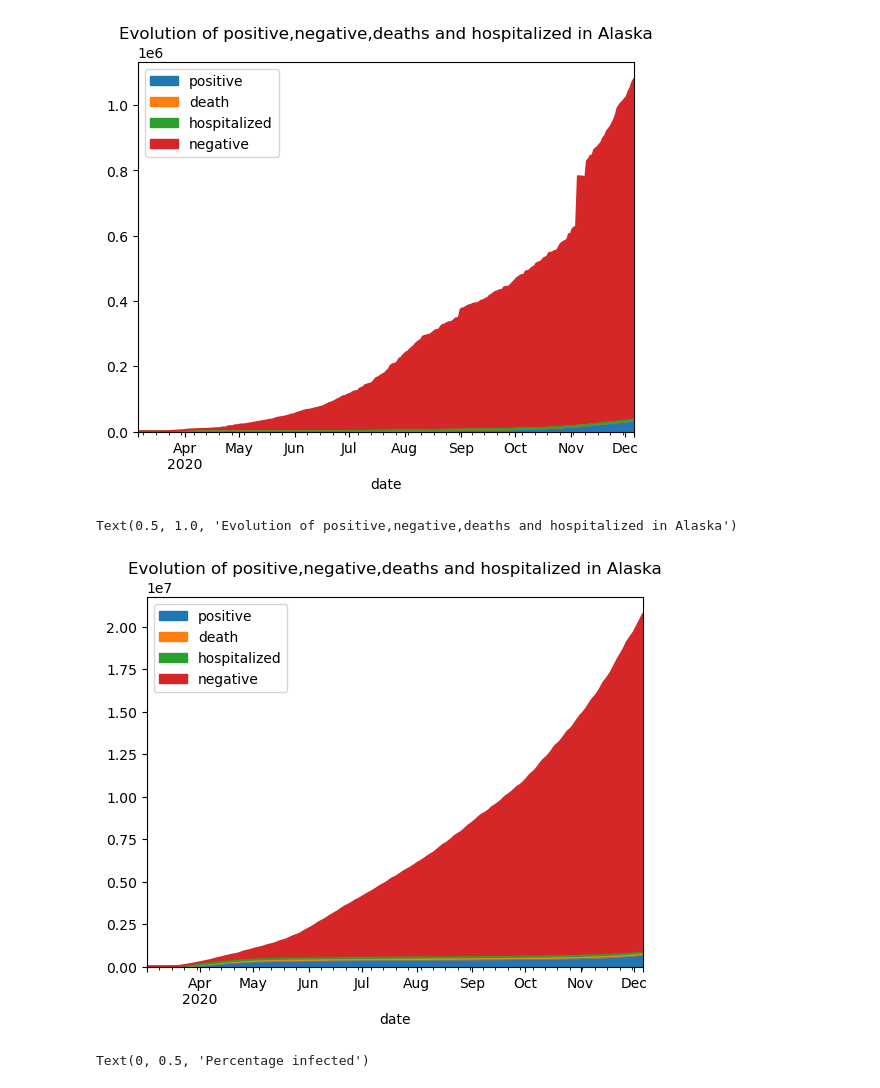
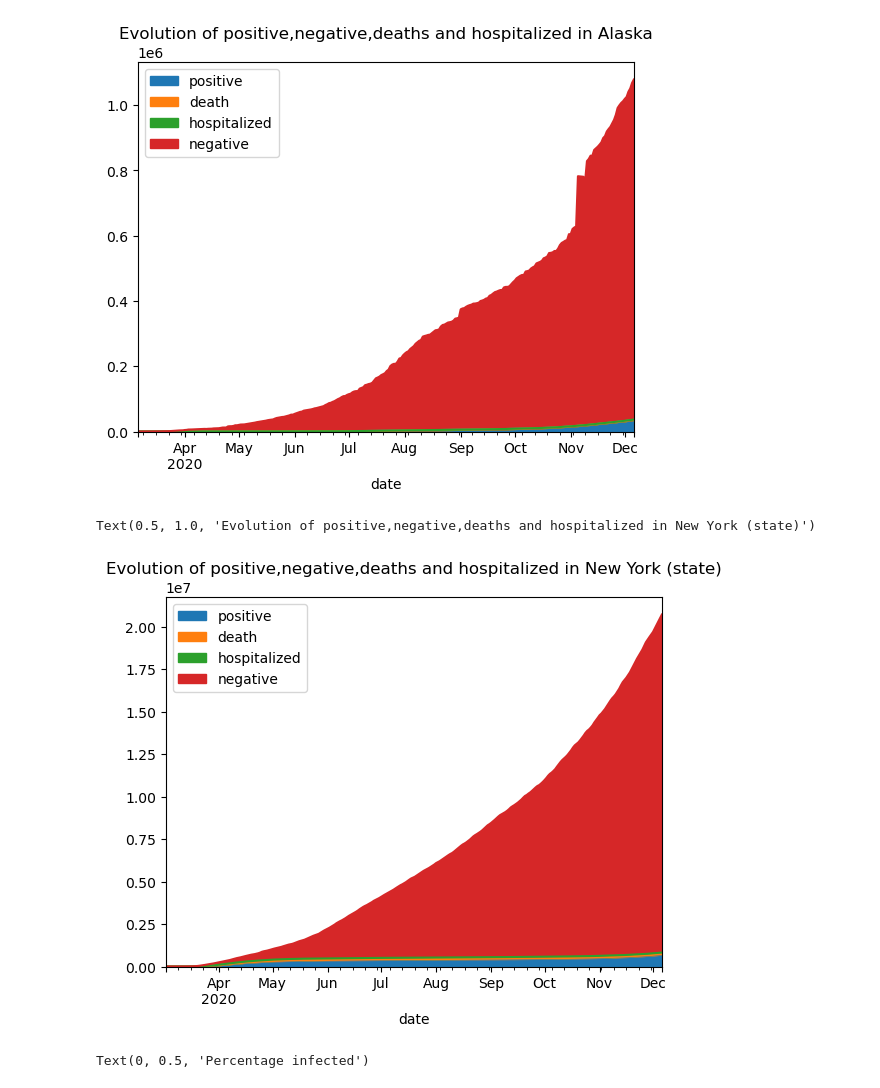
Before and after one commit to SBoxho/Final_Project, a Jupyter notebook: final_project.ipynb, the cells around one changed output. Cells and saved outputs as stored; diff of their text form; code cells hidden in the pictures.

```diff
--- a/final_project.ipynb
+++ b/final_project.ipynb
@@ -141,12 +141,12 @@ Text(0.5, 1.0, 'Evolution of positive,negative,deaths and hospitalized in Alaska
 # %%
 # See the progress of positive,negative,deaths and hospitalized in one of the lowest growing state
 columns = ["positive","death","hospitalized","negative"]
 df_area = df_daily_reduced[df_daily_reduced["state"].isin(["NY"])]
 plot = df_area[columns].plot.area(stacked=True)
-plot.set_title("Evolution of positive,negative,deaths and hospitalized in Alaska")
+plot.set_title("Evolution of positive,negative,deaths and hospitalized in New York (state)")
 # %% [output]
-Text(0.5, 1.0, 'Evolution of positive,negative,deaths and hospitalized in Alaska')
+Text(0.5, 1.0, 'Evolution of positive,negative,deaths and hospitalized in New York (state)')
-[figure, old version]
+[figure, new version]
 # %%
 # Replace the name of the states by their abreviation
 us_state_to_abbrev = {"Alabama": "AL","Alaska": "AK","Arizona": "AZ","Arkansas": "AR","California": "CA","Colorado": "CO",
```
